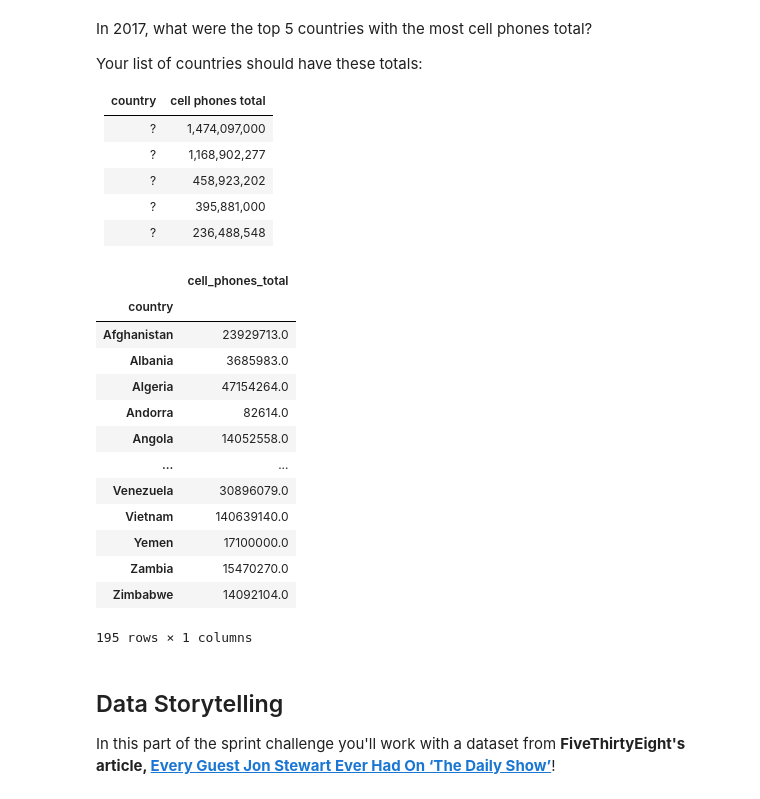
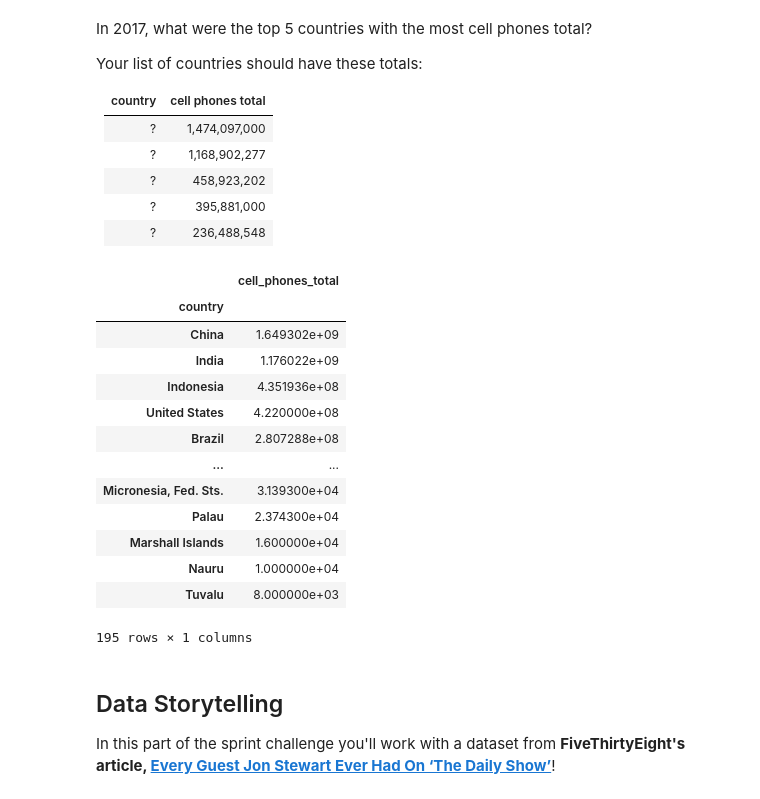
Before and after one commit to bofori-tech/DS-Unit-1-Sprint-1-Data-Wrangling-and-Storytelling, a Jupyter notebook: DS_Unit_1_Sprint_Challenge_1_Data_Wrangling_and_Storytelling.ipynb, the cells around one changed output. Cells and saved outputs as stored; diff of their text form; code cells hidden in the pictures.

```diff
--- a/DS_Unit_1_Sprint_Challenge_1_Data_Wrangling_and_Storytelling.ipynb
+++ b/DS_Unit_1_Sprint_Challenge_1_Data_Wrangling_and_Storytelling.ipynb
@@ -252,21 +261,21 @@ Your list of countries should have these totals:
 |    ?    |       395,881,000 |
 |    ?    |       236,488,548 |
 # %%
-geo_cell_pop.groupby('country')[['cell_phones_total']].max()
+geo_cell_pop1.groupby('country').max().sort_values('cell_phones_total', ascending=False)
 # %% [output]
 |  | cell_phones_total |
 | country |  |
-| Afghanistan | 23929713.0 |
-| Albania | 3685983.0 |
-| Algeria | 47154264.0 |
-| Andorra | 82614.0 |
-| Angola | 14052558.0 |
+| China | 1.649302e+09 |
+| India | 1.176022e+09 |
+| Indonesia | 4.351936e+08 |
+| United States | 4.220000e+08 |
+| Brazil | 2.807288e+08 |
 | ... | ... |
-| Venezuela | 30896079.0 |
-| Vietnam | 140639140.0 |
-| Yemen | 17100000.0 |
-| Zambia | 15470270.0 |
-| Zimbabwe | 14092104.0 |
+| Micronesia, Fed. Sts. | 3.139300e+04 |
+| Palau | 2.374300e+04 |
+| Marshall Islands | 1.600000e+04 |
+| Nauru | 1.000000e+04 |
+| Tuvalu | 8.000000e+03 |
 195 rows × 1 columns
 # %% [markdown]
 ## Data Storytelling
```
Also changed, not shown: parts of 9 cells of this notebook.
